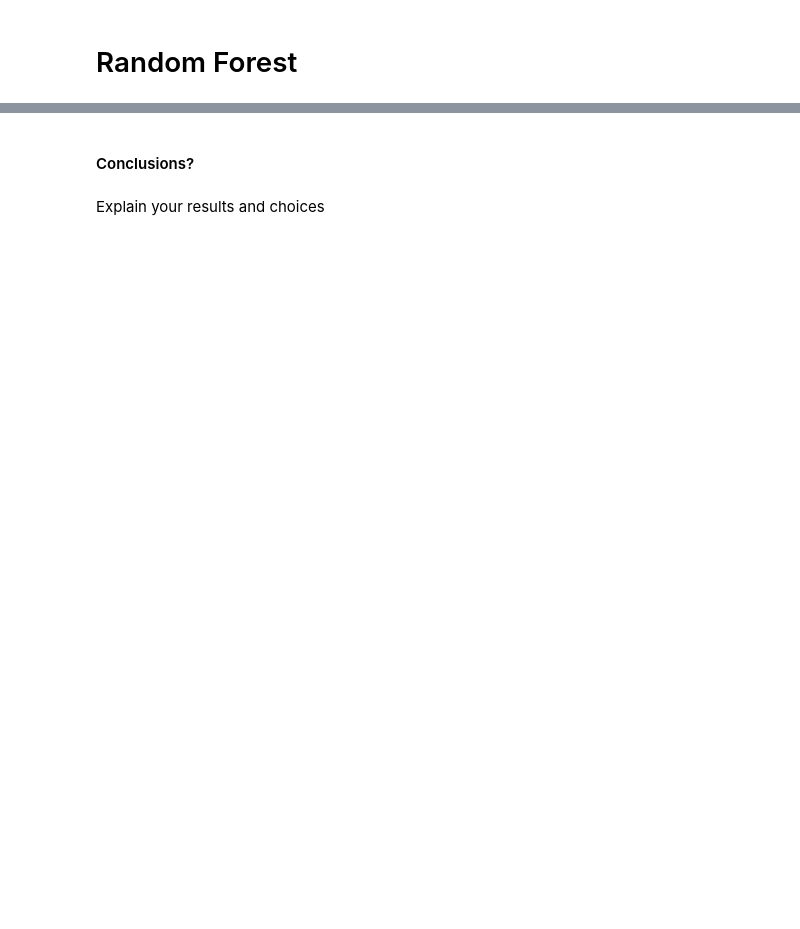
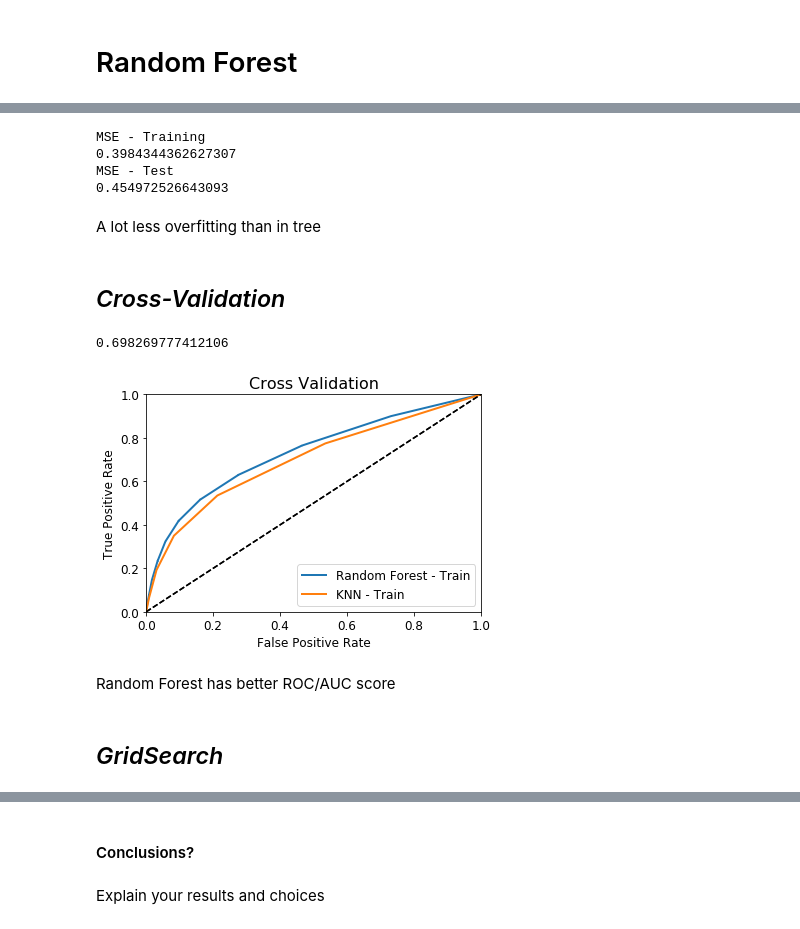
Before and after one commit to david-siqi-liu/SCS3253_Winter2019, a Jupyter notebook: W03_Liu_qq287393.ipynb, the cells around one changed output, grey strips where cells are left out. Cells and saved outputs as stored; diff of their text form; code cells hidden in the pictures; blank space fills up the shorter version.

```diff
--- a/W03_Liu_qq287393.ipynb
+++ b/W03_Liu_qq287393.ipynb
@@ -324,0 +664,4 @@ SyntaxError: invalid syntax (<ipython-input-27-d949bc915d94>, line 1)
+# %%
+knn_clf = KNeighborsClassifier()
+# %%
+knn_clf.fit(df_train_X_transformed, df_train_y)
@@ -324,0 +691,44 @@ SyntaxError: invalid syntax (<ipython-input-27-d949bc915d94>, line 1)
+# %%
+# Mean Squared Error
+print('MSE - Training')
+print(np.sqrt(mean_squared_error(df_train_y, y_predict_knn_train)))
+print('MSE - Test')
+print(np.sqrt(mean_squared_error(df_test_y, y_predict_knn_test)))
+# %% [output]
+MSE - Training
+0.3984344362627307
+MSE - Test
+0.454972526643093
+# %% [markdown]
+A lot less overfitting than in tree
+# %% [markdown]
+## *Cross-Validation*
+# %%
+# 4-fold CV, predict the probablies in order to to calculate ROC AUC
+
+y_proba_knn_train_cv = cross_val_predict(knn_clf
+                                         ,df_train_X_transformed
+                                         ,df_train_y
+                                         ,cv=4
+                                         ,method="predict_proba")
+# %%
+roc_auc_score(df_train_y, y_proba_knn_train_cv[:, 1])
+# %% [output]
+0.698269777412106
+# %%
+fpr_knn_train_cv, tpr_knn_train_cv, thresholds_knn_train_cv = roc_curve(df_train_y, y_proba_knn_train_cv[:, 1])
+
+plot_roc_curve(fpr_forest_train_cv, tpr_forest_train_cv, "Random Forest - Train")
+plot_roc_curve(fpr_knn_train_cv, tpr_knn_train_cv, "KNN - Train")
+
+plt.title('Cross Validation', fontsize=16)
+plt.xlabel('False Positive Rate', fontsize=12)
+plt.ylabel('True Positive Rate', fontsize=12)
+plt.legend(loc="lower right", fontsize=12)
+plt.show()
+# %% [output]
+[figure, added]
+# %% [markdown]
+Random Forest has better ROC/AUC score
+# %% [markdown]
+## *GridSearch*
```
Also changed, not shown: parts of 86 cells of this notebook.
